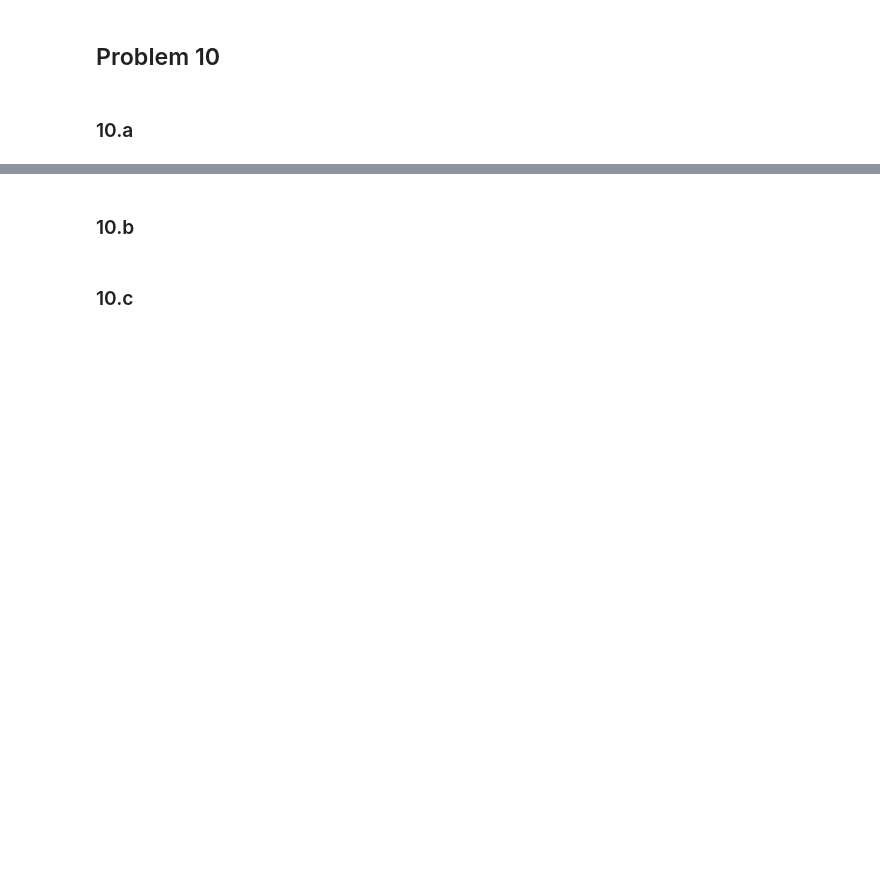
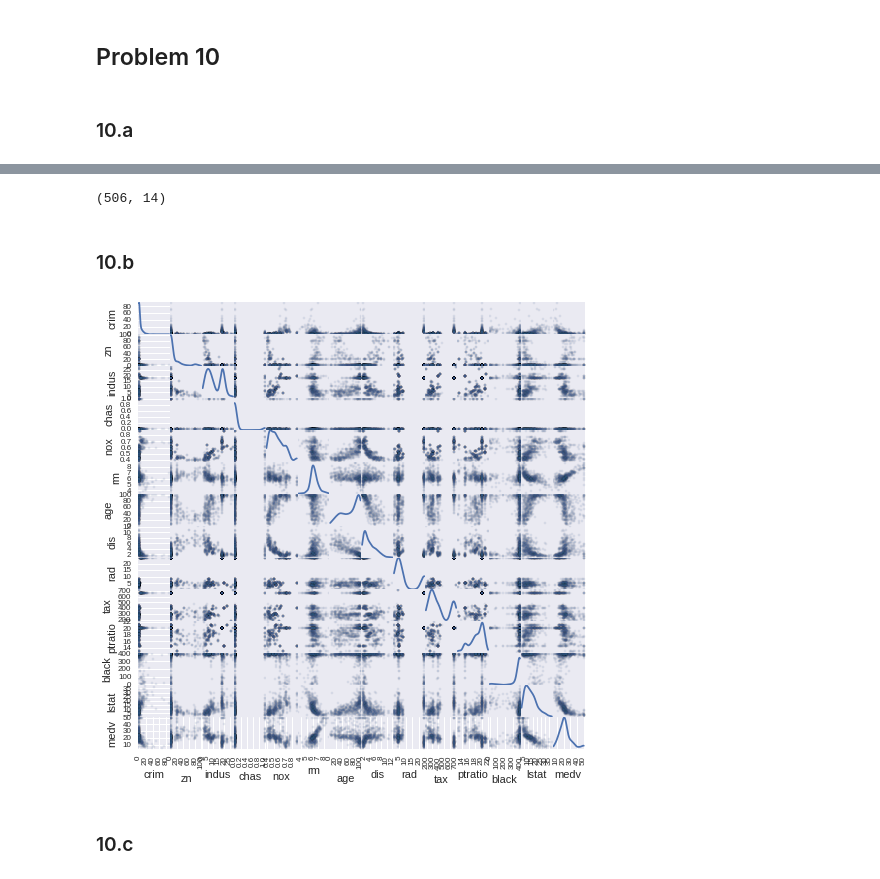
Before and after one commit to RZachLamberty/isl, a Jupyter notebook: Chapter 2/ch2applied_py.ipynb, the cells around one changed output, grey strips where cells are left out. Cells and saved outputs as stored; diff of their text form; code cells hidden in the pictures; blank space fills up the shorter version.

```diff
--- a/Chapter 2/ch2applied_py.ipynb
+++ b/Chapter 2/ch2applied_py.ipynb
@@ -131,0 +258,3 @@ college[['Private', 'Outstate']].boxplot('Outstate', by='Private')
+# %%
+# load the boston housing dataset - median house values in the Boston area
+Boston = pd.read_csv('http://vincentarelbundock.github.io/Rdatasets/csv/MASS/Boston.csv', index_col=0)
@@ -132,4 +270,17 @@ college[['Private', 'Outstate']].boxplot('Outstate', by='Private')
+# %%
+Boston.shape
+# %% [output]
+(506, 14)
 # %% [markdown]
 ### 10.b
+# %%
+pd.tools.plotting.scatter_matrix(
+    Boston,
+    alpha=0.1,
+    diagonal='kde',
+    figsize=(8, 8)
+);
+# %% [output]
+[figure, added]
 # %% [markdown]
 ### 10.c
```
Also changed, not shown: parts of 41 cells of this notebook.
